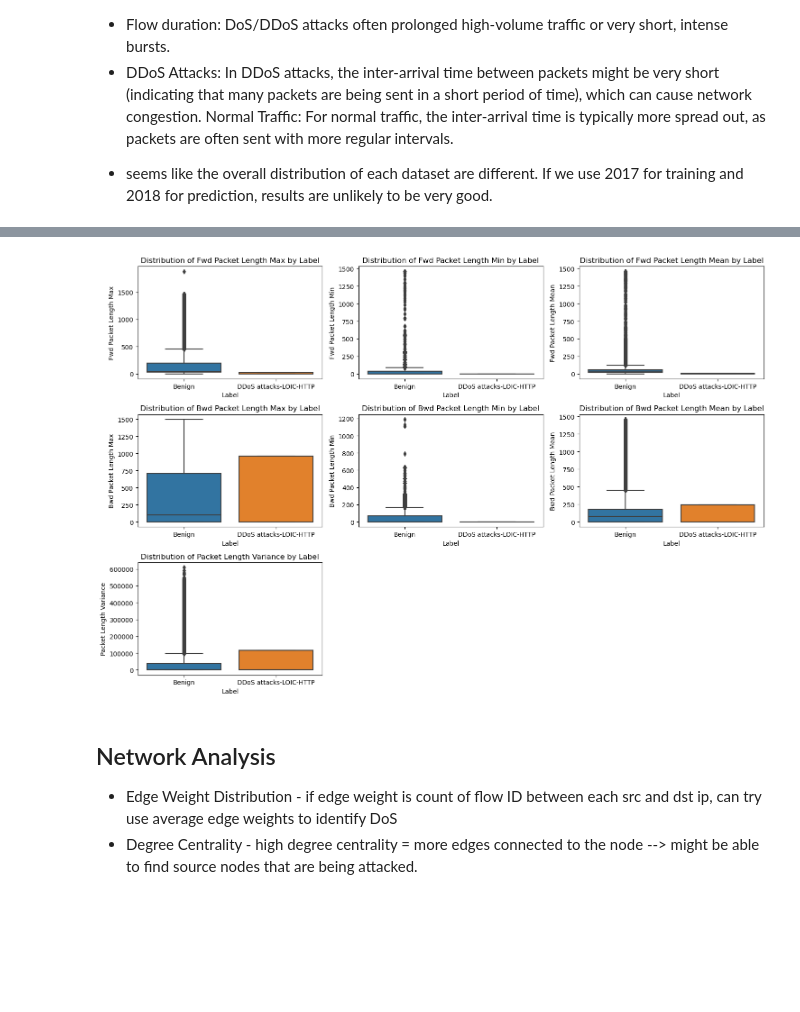
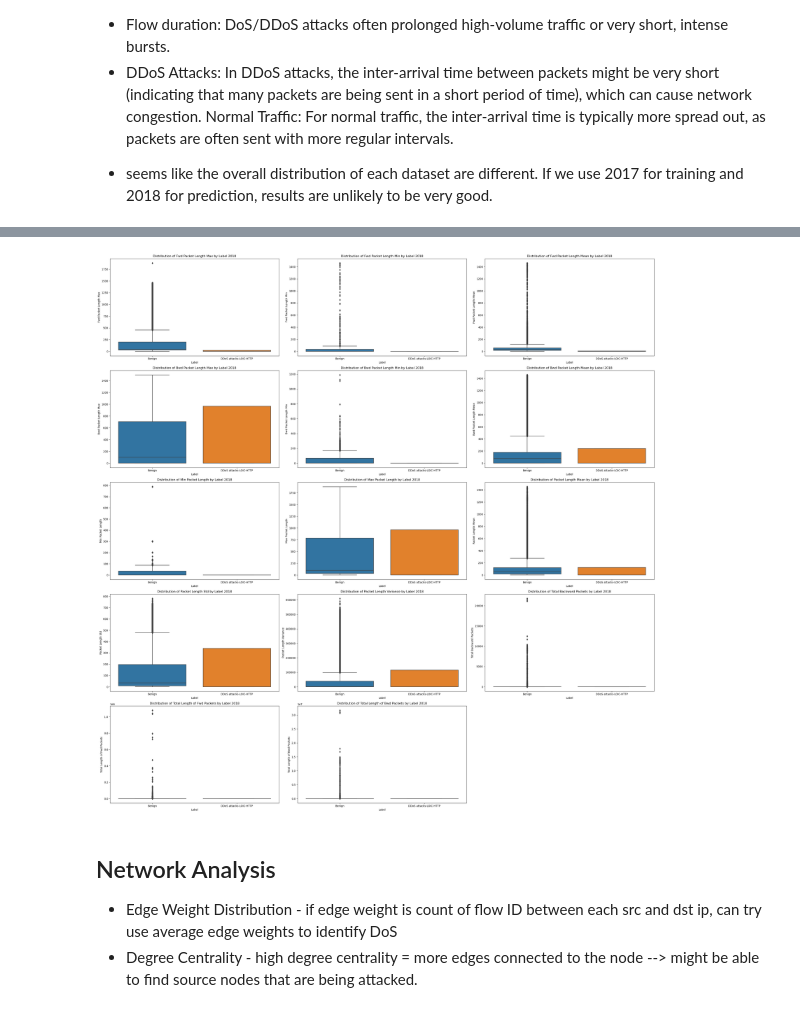
Before and after one commit to zhiyongyong-nus/dsa4263-fraudsters, a Jupyter notebook: cybersec_EDA.ipynb, the cells around one changed output, grey strips where cells are left out. Saved outputs shown, nothing was run; the diff lists cells and outputs as text; code cells hidden in the pictures; blank space fills up the shorter version.

```diff
--- a/cybersec_EDA.ipynb
+++ b/cybersec_EDA.ipynb
@@ -284,14 +296,3 @@ plt.show()
 
 
 - seems like the overall distribution of each dataset are different. If we  use 2017 for training and 2018 for prediction, results are unlikely to be very good.
-# %%
-# Visualizing the distribution of Flow Duration, Flow Bytes/s, and Flow IAT Mean for both attack and benign
-features = ['Flow Duration', 'Flow Bytes/s', 'Flow IAT Mean']
-
-plt.figure(figsize=(15, 10))
-for i, feature in enumerate(features, 1):
-    plt.subplot(2, 2, i)
-    sns.boxplot(x='Label', y=feature, data=ddos2017_df_cleaned)
-    plt.title(f'Distribution of {feature} by Label')
-plt.tight_layout()
-plt.show()
@@ -300,21 +299,23 @@ plt.show()
 # %%
 # List of packet size-related features
 packet_size_features = [
     'Fwd Packet Length Max', 'Fwd Packet Length Min', 'Fwd Packet Length Mean',
     'Bwd Packet Length Max', 'Bwd Packet Length Min', 'Bwd Packet Length Mean',
-    'Packet Length Variance'
+    'Min Packet Length', 'Max Packet Length', 'Packet Length Mean',
+    'Packet Length Std', 'Packet Length Variance', 'Total Backward Packets',
+       'Total Length of Fwd Packets', 'Total Length of Bwd Packets'
 ]
 
 # Visualizing packet size distributions for both Benign and DDoS traffic
-plt.figure(figsize=(15, 10))
+plt.figure(figsize=(30, 30))
 for i, feature in enumerate(packet_size_features, 1):
-    plt.subplot(3, 3, i)
+    plt.subplot(5, 3, i)
     sns.boxplot(x='Label', y=feature, data=ddos2018_df_cleaned)
-    plt.title(f'Distribution of {feature} by Label')
+    plt.title(f'Distribution of {feature} by Label 2018')
 plt.tight_layout()
 plt.show()
 # %% [output]
-[figure, old version]
+[figure, new version]
 # %% [markdown]
 ## Network Analysis
 
```
Also changed, not shown: parts of 25 cells of this notebook.
